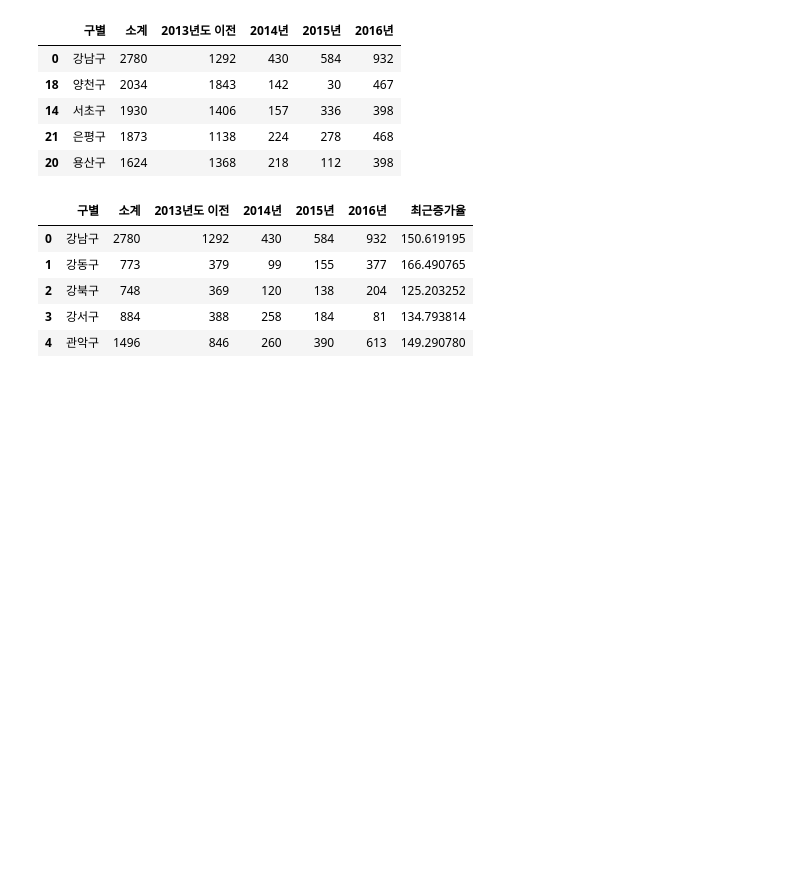
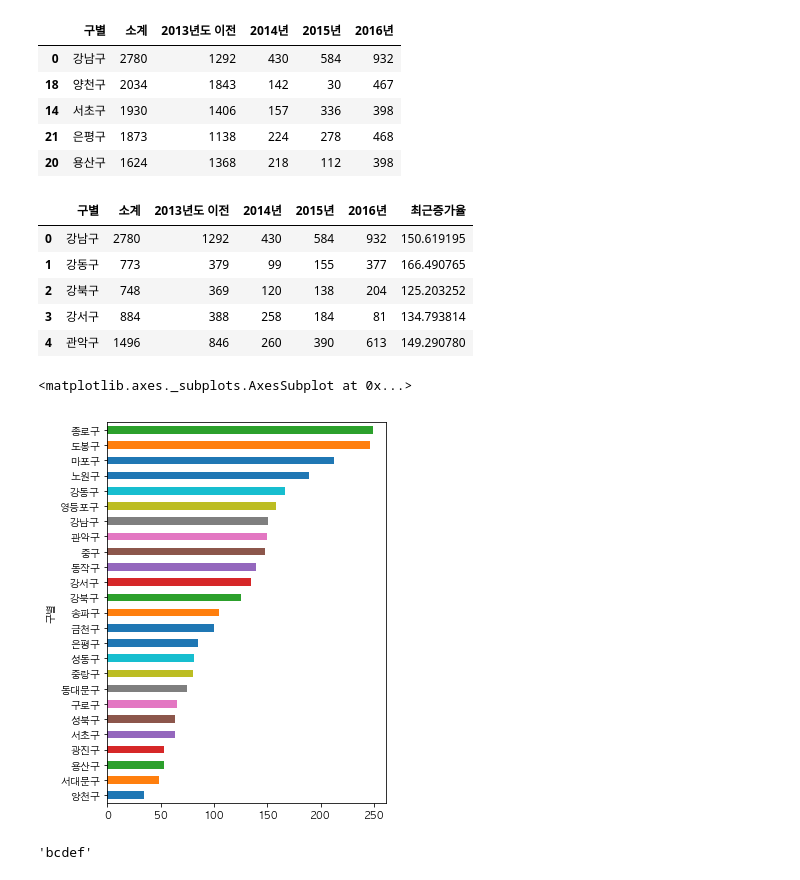
Before and after one commit to CodingSta/demo-ls-201904-pandas, a Jupyter notebook: Pandas 02 - Pinkwink.ipynb, the cells around one changed output. Cells and saved outputs as stored; diff of their text form; code cells hidden in the pictures; blank space fills up the shorter version.

```diff
--- a/Pandas 02 - Pinkwink.ipynb
+++ b/Pandas 02 - Pinkwink.ipynb
@@ -118,3 +118,13 @@ CCTV_Seoul.head()
 | 2 | 강북구 | 748 | 369 | 120 | 138 | 204 | 125.203252 |
 | 3 | 강서구 | 884 | 388 | 258 | 184 | 81 | 134.793814 |
 | 4 | 관악구 | 1496 | 846 | 260 | 390 | 613 | 149.290780 |
+# %%
+CCTV_Seoul.set_index('구별')['최근증가율'].sort_values(ascending=True).plot(
+    kind='barh', figsize=(5, 7))
+# %% [output]
+<matplotlib.axes._subplots.AxesSubplot at 0x...>
+[figure, added]
+# %%
+"abcdefg"[1:-1]
+# %% [output]
+'bcdef'
```
Also changed, not shown: parts of 20 cells of this notebook.
